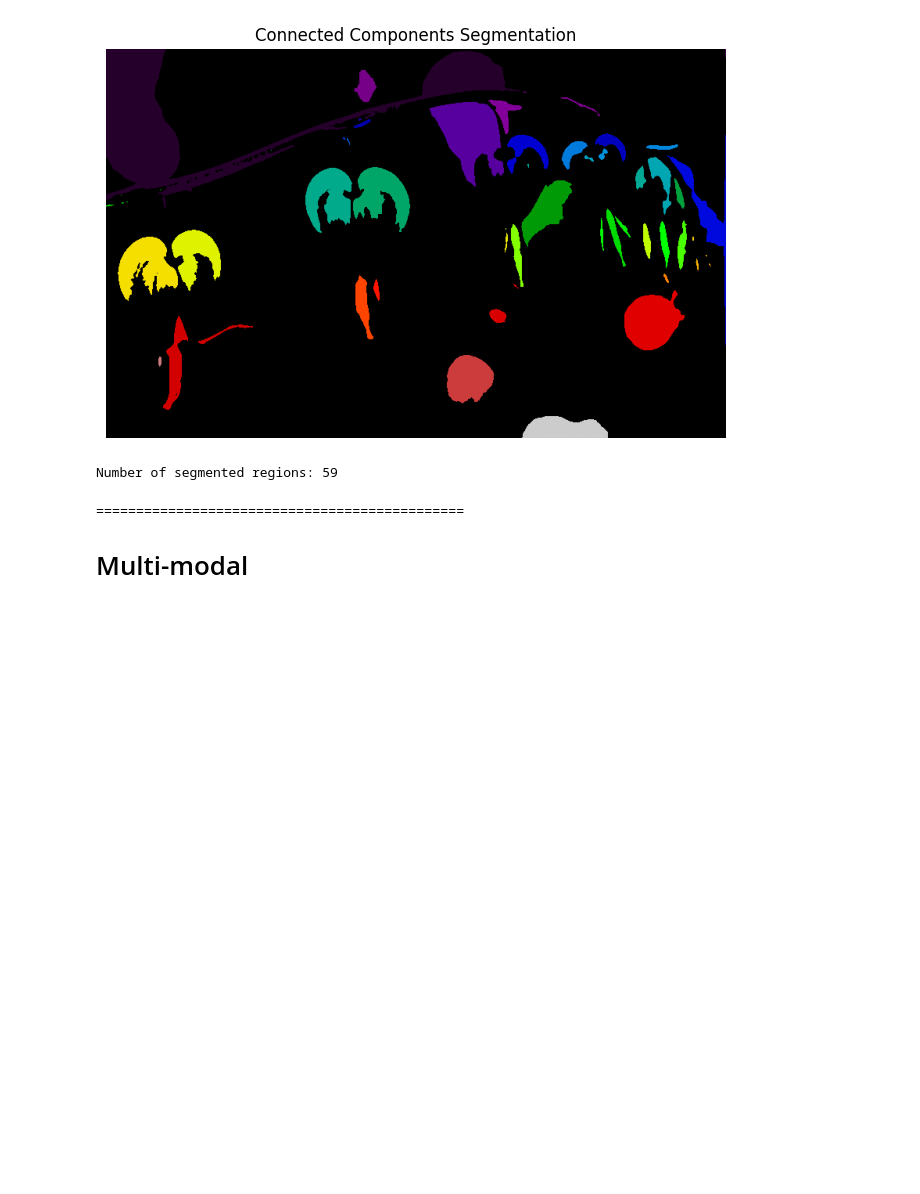
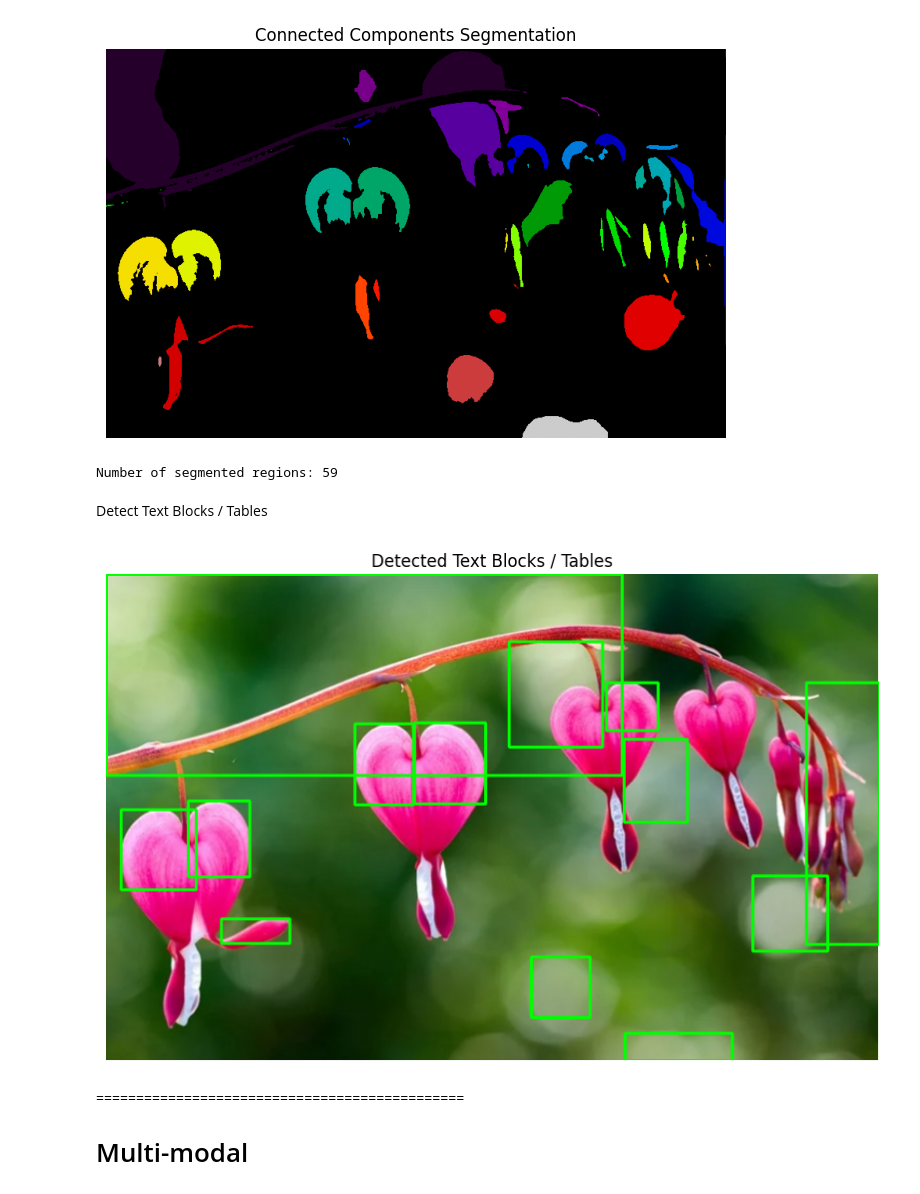
Before and after one commit to YuliiaRysinska/atu-bdaai-classroom-ai-vision-nlp-2026-ca2-assignment-AI-CA2-2026, a Jupyter notebook: CA2_Template.ipynb, the cells around one changed output. Drawn from its saved outputs; the diff is of its cells as text; code cells hidden in the pictures; blank space fills up the shorter version.

Commit message:
Find contours again for block detection

```diff
--- a/CA2_Template.ipynb
+++ b/CA2_Template.ipynb
@@ -449,6 +449,48 @@ print("Number of segmented regions:", num_labels)
 # %% [output]
 [figure]
 Number of segmented regions: 59
+# %% [markdown]
+Detect Text Blocks / Tables
+# %%
+# Find contours again for block detection
+contours, hierarchy = cv2.findContours(
+    thresh,
+    cv2.RETR_TREE,
+    cv2.CHAIN_APPROX_SIMPLE
+)
+
+# Copy image
+blocks = img.copy()
+
+# Loop through contours
+for cnt in contours:
+
+    # Bounding rectangle
+    x, y, w, h = cv2.boundingRect(cnt)
+
+    # Filter small regions
+    if w > 50 and h > 20:
+
+        # Draw rectangle around detected region
+        cv2.rectangle(
+            blocks,
+            (x,y),
+            (x+w, y+h),
+            (0,255,0),
+            2
+        )
+
+# Convert for display
+blocks_rgb = cv2.cvtColor(blocks, cv2.COLOR_BGR2RGB)
+
+# Display detected blocks
+plt.figure(figsize=(10,8))
+plt.imshow(blocks_rgb)
+plt.title("Detected Text Blocks / Tables")
+plt.axis("off")
+plt.show()
+# %% [output]
+[figure, added]
 # %% [markdown]
 ==============================================
 # Multi-modal
```
